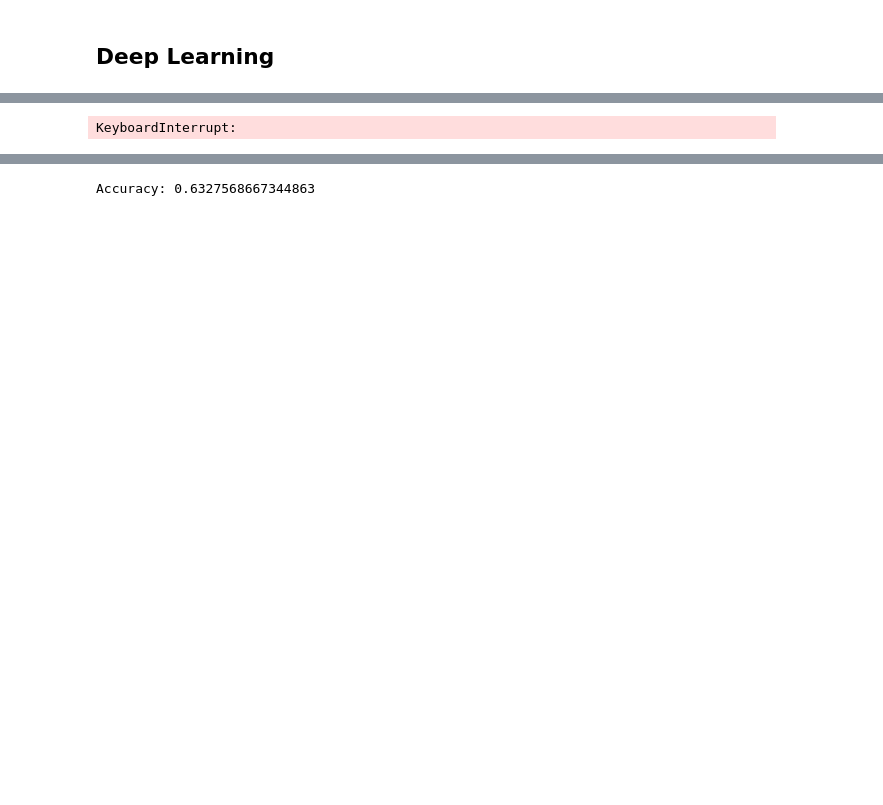
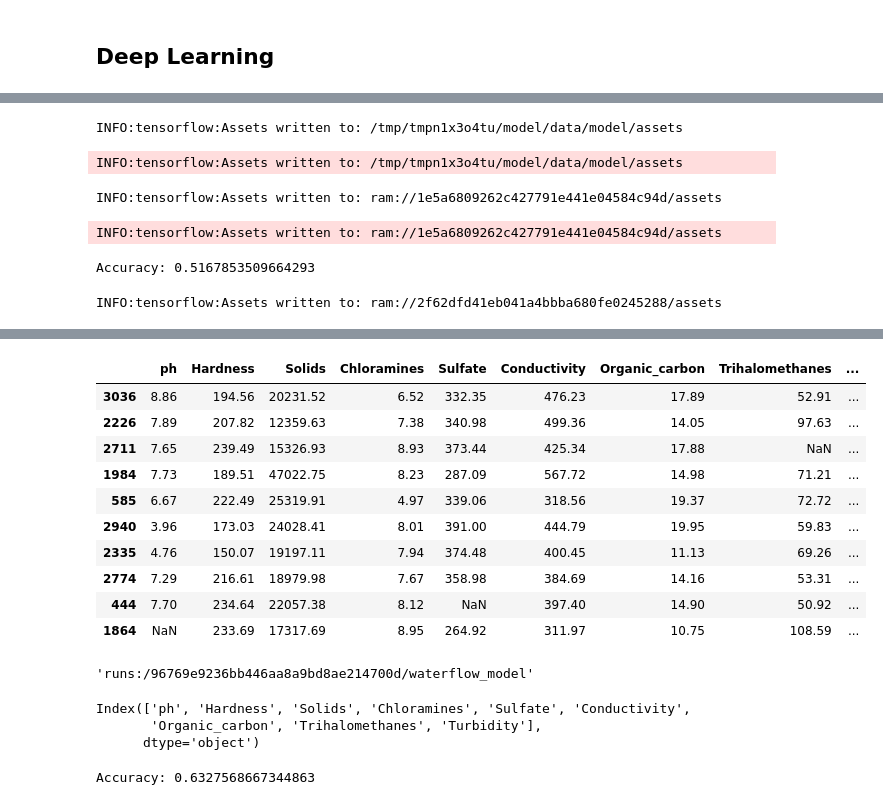
Before and after one commit to julienRactM/waterflow, a Jupyter notebook: julien/julien_notebook.ipynb, the cells around one changed output, grey strips where cells are left out. Cells and saved outputs as stored; diff of their text form; code cells hidden in the pictures; blank space fills up the shorter version.

```diff
--- a/julien/julien_notebook.ipynb
+++ b/julien/julien_notebook.ipynb
@@ -309,7 +300,7 @@ es = callbacks.EarlyStopping(monitor='loss', patience=30, restore_best_weights=T
 
 checkpoint_cb = callbacks.ModelCheckpoint('model_checkpoint.h5', save_best_only=False)
 
-mlflow.set_experiment(experiment_id="619842450173995682") # "0" # mlflow.set_experiment("Waterflow final model")
+mlflow.set_experiment(experiment_id="892102606047290498") # "0" # mlflow.set_experiment("Waterflow final model")
 mlflow.autolog()
 
 # Create and train models tracked on mlflow.
@@ -356 +363,6 @@ result[:10]
-KeyboardInterrupt:
+INFO:tensorflow:Assets written to: /tmp/tmpn1x3o4tu/model/data/model/assets
+INFO:tensorflow:Assets written to: /tmp/tmpn1x3o4tu/model/data/model/assets
+INFO:tensorflow:Assets written to: ram://1e5a6809262c427791e441e04584c94d/assets
+INFO:tensorflow:Assets written to: ram://1e5a6809262c427791e441e04584c94d/assets
+Accuracy: 0.5167853509664293
+INFO:tensorflow:Assets written to: ram://2f62dfd41eb041a4bbba680fe0245288/assets
@@ -357,3 +374,24 @@ KeyboardInterrupt:
+|  | ph | Hardness | Solids | Chloramines | Sulfate | Conductivity | Organic_carbon | Trihalomethanes | ... |
+| 3036 | 8.86 | 194.56 | 20231.52 | 6.52 | 332.35 | 476.23 | 17.89 | 52.91 | ... |
+| 2226 | 7.89 | 207.82 | 12359.63 | 7.38 | 340.98 | 499.36 | 14.05 | 97.63 | ... |
+| 2711 | 7.65 | 239.49 | 15326.93 | 8.93 | 373.44 | 425.34 | 17.88 | NaN | ... |
+| 1984 | 7.73 | 189.51 | 47022.75 | 8.23 | 287.09 | 567.72 | 14.98 | 71.21 | ... |
+| 585 | 6.67 | 222.49 | 25319.91 | 4.97 | 339.06 | 318.56 | 19.37 | 72.72 | ... |
+| 2940 | 3.96 | 173.03 | 24028.41 | 8.01 | 391.00 | 444.79 | 19.95 | 59.83 | ... |
+| 2335 | 4.76 | 150.07 | 19197.11 | 7.94 | 374.48 | 400.45 | 11.13 | 69.26 | ... |
+| 2774 | 7.29 | 216.61 | 18979.98 | 7.67 | 358.98 | 384.69 | 14.16 | 53.31 | ... |
+| 444 | 7.70 | 234.64 | 22057.38 | 8.12 | NaN | 397.40 | 14.90 | 50.92 | ... |
+| 1864 | NaN | 233.69 | 17317.69 | 8.95 | 264.92 | 311.97 | 10.75 | 108.59 | ... |
+# %%
+model_info.model_uri
+# %% [output]
+'runs:/96769e9236bb446aa8a9bd8ae214700d/waterflow_model'
+# %%
+X_train.columns
+# %% [output]
+Index(['ph', 'Hardness', 'Solids', 'Chloramines', 'Sulfate', 'Conductivity',
+       'Organic_carbon', 'Trihalomethanes', 'Turbidity'],
+      dtype='object')
 # %%
 print("Accuracy:", accuracy)
 # %% [output]
```
Also changed, not shown: parts of 9 cells of this notebook, 7 other files.
